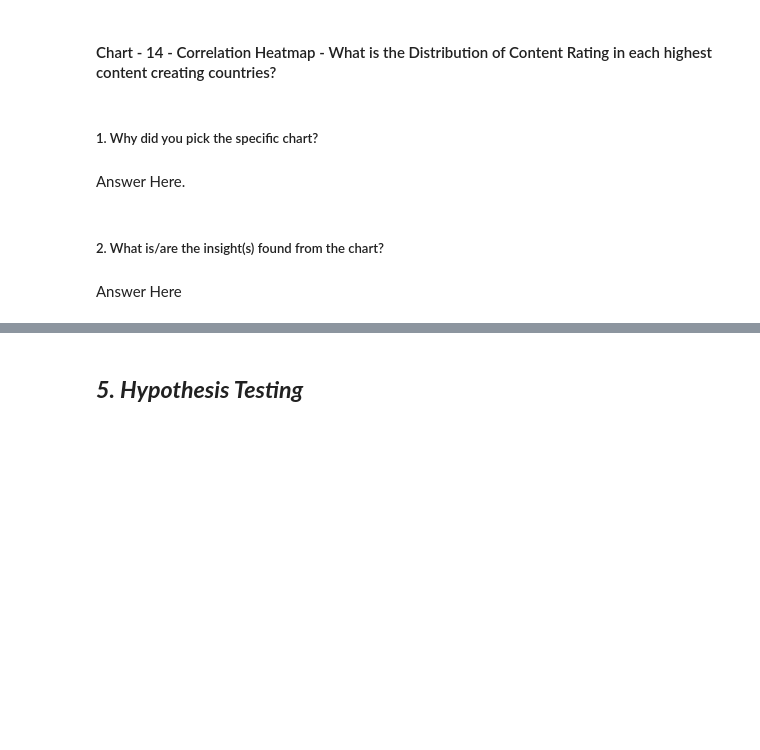
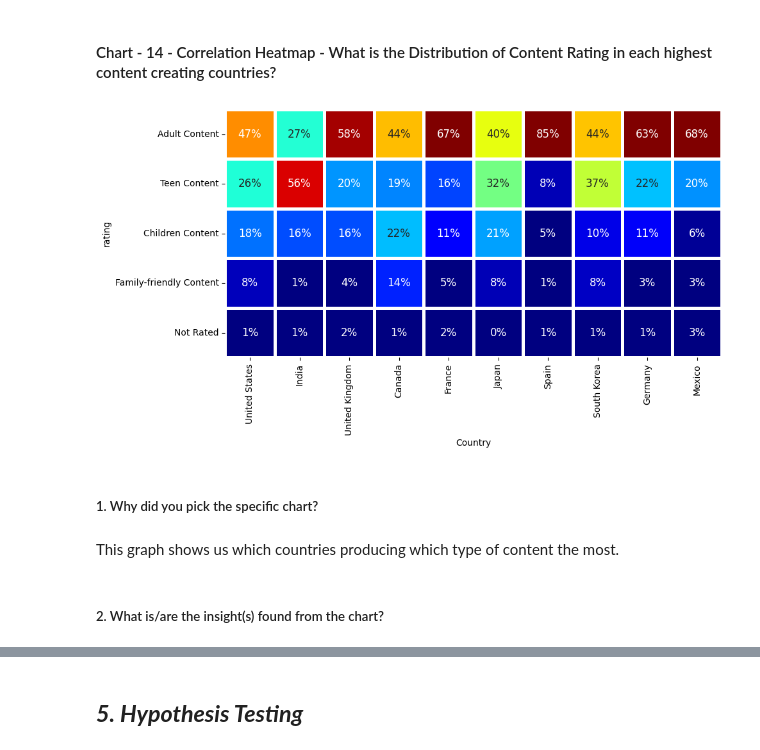
Before and after one commit to Amrit007-droid/Netflix_Movies_And_TvShows_Clustering_, a Jupyter notebook: Amrit_Saikia_Netflix_Movies_And_TvShows_Clustering_.ipynb, the cells around one changed output, grey strips where cells are left out. Drawn from its saved outputs; the diff is of its cells as text; code cells hidden in the pictures; blank space fills up the shorter version.

```diff
--- a/Amrit_Saikia_Netflix_Movies_And_TvShows_Clustering_.ipynb
+++ b/Amrit_Saikia_Netflix_Movies_And_TvShows_Clustering_.ipynb
@@ -1342,11 +1342,34 @@ To know the duration distribution for Movies and TV Shows on Netflix.
 *   The countplot of the distribution of TV show durations in seasons on Netflix shows that the most common duration for TV shows on Netflix is one season, followed by two seasons.
 # %% [markdown]
 #### Chart - 14 - Correlation Heatmap - What is the Distribution of Content Rating in each highest content creating countries?
+# %%
+df = df.loc[:, ~df.columns.duplicated()]
+# %%
+import pandas as pd
+import seaborn as sns
+import matplotlib.pyplot as plt
+
+df['count'] = 1
+data = df.groupby('Country')['count'].sum().sort_values(ascending=False).head(10).index
+df_heatmap = df[df['Country'].isin(data)]
+df_heatmap = pd.crosstab(df_heatmap['Country'], df_heatmap['rating'], normalize="index").T
+
+# Plotting the heatmap
+fig, ax = plt.subplots(1, 1, figsize=(10, 8))
+
+# Defining order of representation
+country_order = ['United States', 'India', 'United Kingdom', 'Canada', 'France', 'Japan', 'Spain', 'South Korea', 'Germany', 'Mexico']
+rating_order = ['Adult Content', 'Teen Content', 'Children Content', 'Family-friendly Content', 'Not Rated']
+
+# Calling and plotting heatmap
+sns.heatmap(df_heatmap.loc[rating_order, country_order], cmap="jet", square=True, linewidth=2.5, cbar=False, annot=True, fmt='1.0%',
+            vmax=.6, vmin=0.05, ax=ax, annot_kws={"fontsize": 12})
+plt.show()
+# %% [output]
+[figure, added]
 # %% [markdown]
 ##### 1. Why did you pick the specific chart?
-# %% [markdown]
-Answer Here.
+# %% [markdown]
+This graph shows us which countries producing which type of content the most.
 # %% [markdown]
 ##### 2. What is/are the insight(s) found from the chart?
-# %% [markdown]
-Answer Here
```
Also changed, not shown: parts of 15 cells of this notebook.
